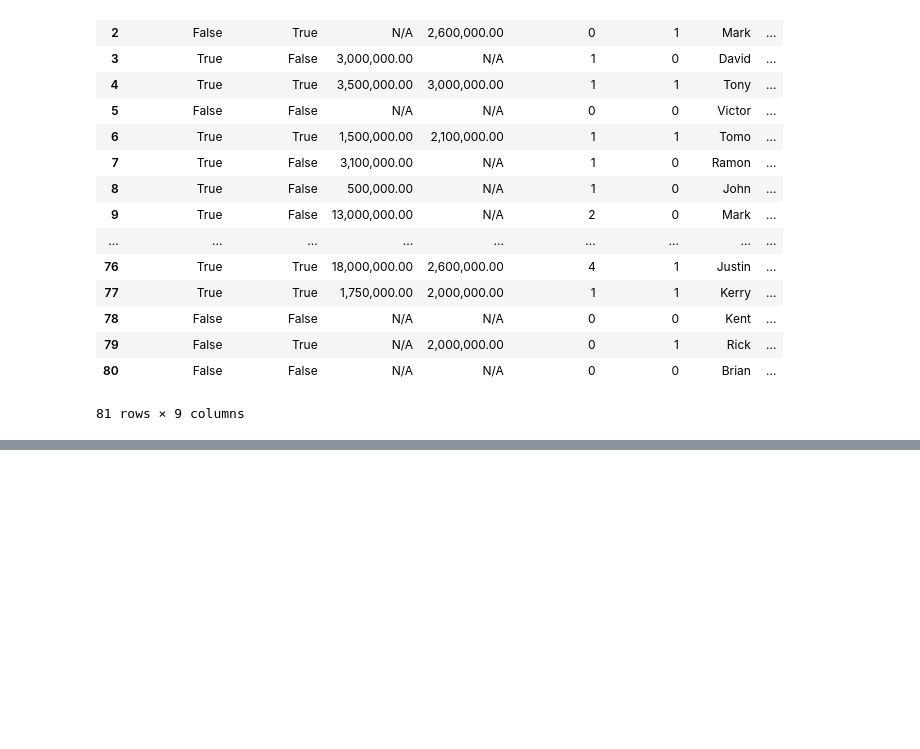
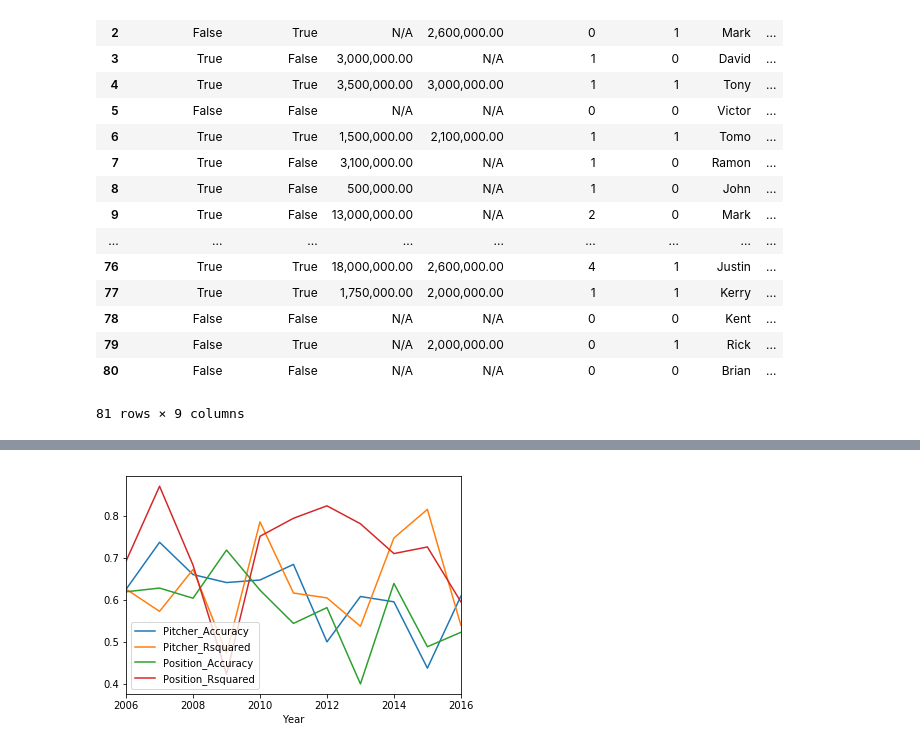
Before and after one commit to marichards/MLB_FA_Predictor, a Jupyter notebook: Regression.ipynb, the cells around one changed output, grey strips where cells are left out. Cells and saved outputs as stored; diff of their text form; code cells hidden in the pictures; blank space fills up the shorter version.

```diff
--- a/Regression.ipynb
+++ b/Regression.ipynb
@@ -801,0 +795,9 @@ bbref_fa[bbref_fa.nameLast == 'Darvish']
+# %%
+# Get shortened data sets
+idx_pitch = y_test_pitch.AAV_2006.notnull()
+X_test_short_pitch = X_test_pitch[idx_pitch]
+y_test_short_pitch = y_test_pitch[idx_pitch]
+
+idx_pos = y_test_pos.AAV_2006.notnull()
+X_test_short_pos = X_test_pos[idx_pos]
+y_test_short_pos = y_test_pos[idx_pos]
@@ -801,0 +868,21 @@ bbref_fa[bbref_fa.nameLast == 'Darvish']
+# %%
+pitch_acc, pitch_r2, pos_acc, pos_r2 = calculateScoresForYear(2016)
+# %%
+pitch_accs = []
+pitch_r2s = []
+pos_accs = []
+pos_r2s = []
+
+for year in range(2006,2017):
+    pitch_acc, pitch_r2, pos_acc, pos_r2 = calculateScoresForYear(year)
+    pitch_accs.append(pitch_acc)
+    pitch_r2s.append(pitch_r2)
+    pos_accs.append(pos_acc)
+    pos_r2s.append(pos_r2)
+# %%
+score_df = pd.DataFrame({'Year' : list(range(2006,2017)),
+                         'Pitcher_Accuracy' : pitch_accs,
+                         'Position_Accuracy' : pos_accs,
+                         'Pitcher_Rsquared' : pitch_r2s,
+                         'Position_Rsquared' : pos_r2s})
+score_df.set_index('Year', inplace=True)
@@ -801,0 +905,5 @@ bbref_fa[bbref_fa.nameLast == 'Darvish']
+# %%
+score_df.plot()
+plt.show()
+# %% [output]
+[figure, added]
```
Also changed, not shown: parts of 21 cells of this notebook, 2 other files.
